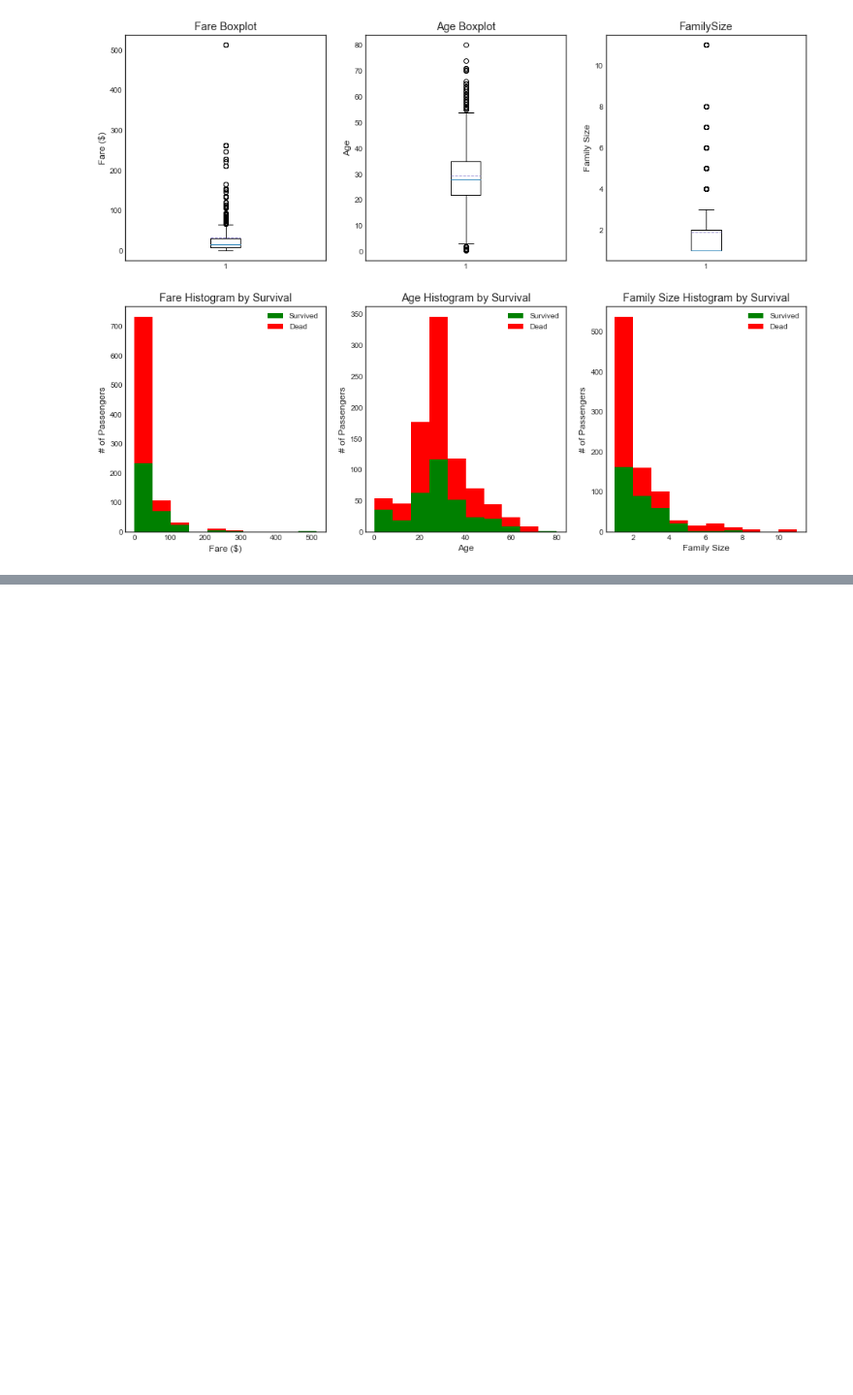
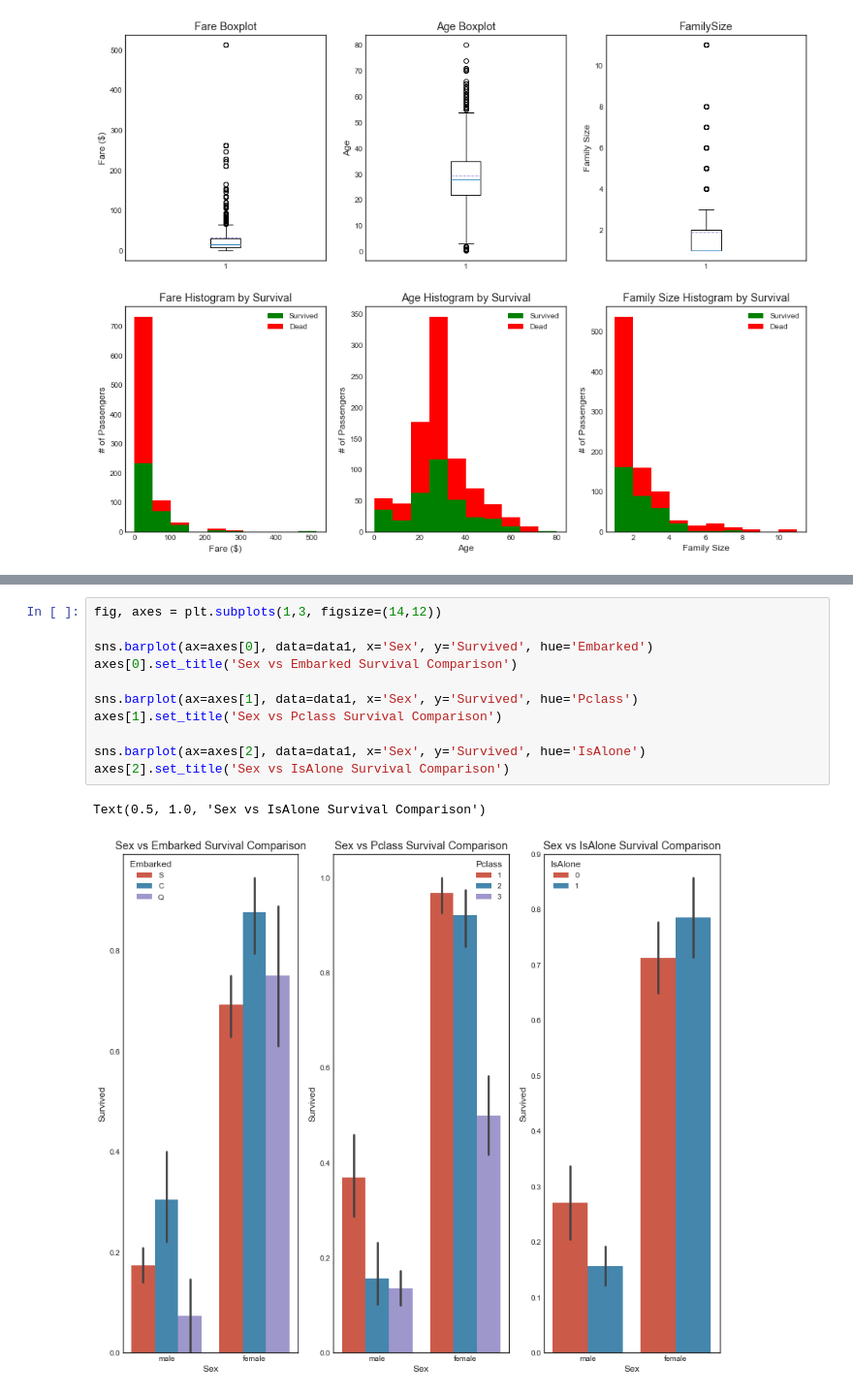
Before and after one commit to gavin-wustl/titanic_survival_prediction, a Jupyter notebook: titanic_survival_prediction.ipynb, the cells around one changed output, grey strips where cells are left out. Shown: that part at 97% size. Drawn from its saved outputs; the diff is of its cells as text; blank space fills up the shorter version.

```diff
--- a/titanic_survival_prediction.ipynb
+++ b/titanic_survival_prediction.ipynb
@@ -390,0 +409,14 @@ sns.barplot(x='IsAlone', y='Survived', data=data1, ax=axes[0,2])
+# %%
+fig, axes = plt.subplots(1,3, figsize=(14,12))
+
+sns.barplot(ax=axes[0], data=data1, x='Sex', y='Survived', hue='Embarked')
+axes[0].set_title('Sex vs Embarked Survival Comparison')
+
+sns.barplot(ax=axes[1], data=data1, x='Sex', y='Survived', hue='Pclass')
+axes[1].set_title('Sex vs Pclass Survival Comparison')
+
+sns.barplot(ax=axes[2], data=data1, x='Sex', y='Survived', hue='IsAlone')
+axes[2].set_title('Sex vs IsAlone Survival Comparison')
+# %% [output]
+Text(0.5, 1.0, 'Sex vs IsAlone Survival Comparison')
+[figure, added]
```
Also changed, not shown: parts of 11 cells of this notebook.
